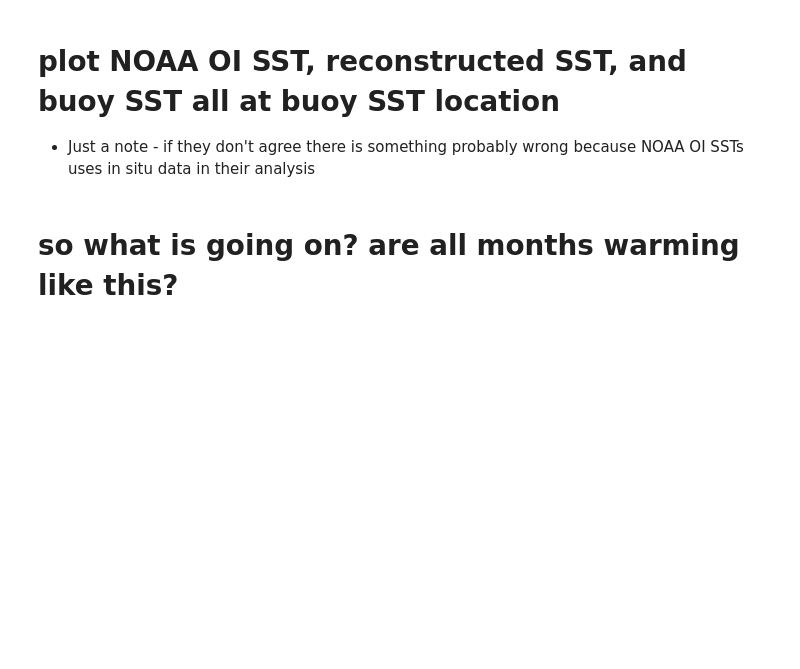
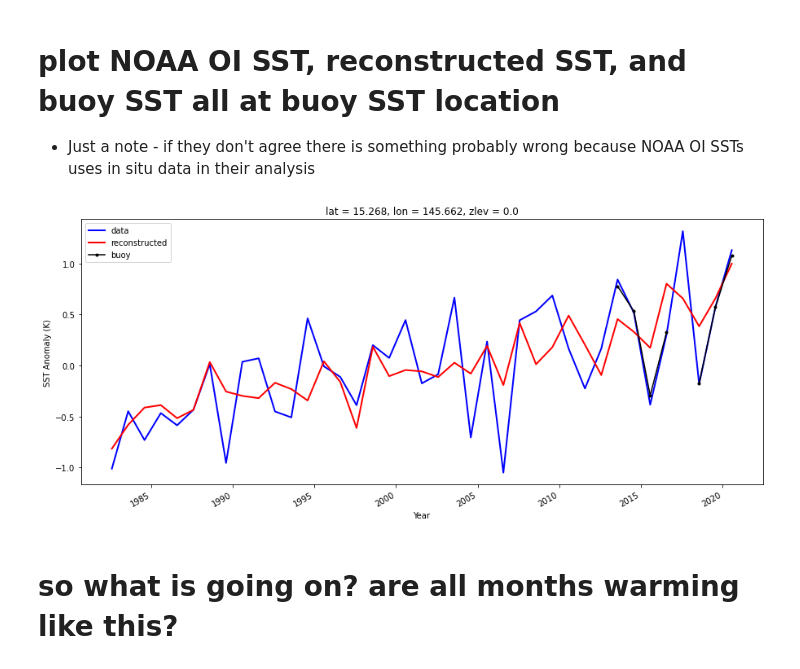
Before and after one commit to cgentemann/cloud_science, a Jupyter notebook: sst_science/SST_near_Korean_Typhoons.ipynb, the cells around one changed output. Saved outputs shown, nothing was run; the diff lists cells and outputs as text; code cells hidden in the pictures; blank space fills up the shorter version.

Commit message:
moved figures out of git

```diff
--- a/sst_science/SST_near_Korean_Typhoons.ipynb
+++ b/sst_science/SST_near_Korean_Typhoons.ipynb
@@ -594,15 +597,17 @@ print(sst_anomaly_buoy_monthly[10::12].load().data[-1])
 # %%
 fig = plt.figure(figsize=(15,6))
 ts = sst_anomaly_monthly.sst[11::12,:,:].sel(lat=ds_buoy.lat,lon=ds_buoy.lon,method='nearest')
 plt.plot(ts.time,ts[:,0,0],linewidth=2,color='b',label='data')
-ts = reconstructed_data.sel(lat=ds_buoy.lat,lon=ds_buoy.lon,method='nearest')
+ts = reconstructed_data4.sel(lat=ds_buoy.lat,lon=ds_buoy.lon,method='nearest')
 ts_trend = dif.sel(lat=ds_buoy.lat,lon=ds_buoy.lon,method='nearest')
 plt.plot(ts.time,ts[:,0,0]+ts_trend[:,0,0],linewidth=2,color='r',label='reconstructed')
 sst_anomaly_buoy_monthly[10::12].plot(color='k',marker='.',label='buoy')
 plt.xlabel('Year')
 plt.ylabel('SST Anomaly (K)')
 plt.legend()
 plt.savefig('F:/data/project_data/fluxsat/korea/aug_sst_reconstructed_buoy.png')
+# %% [output]
+[figure, added]
 # %% [markdown]
 # so what is going on? are all months warming like this?
 # %%
```
Also changed, not shown: parts of 14 cells of this notebook, 18 other files.
